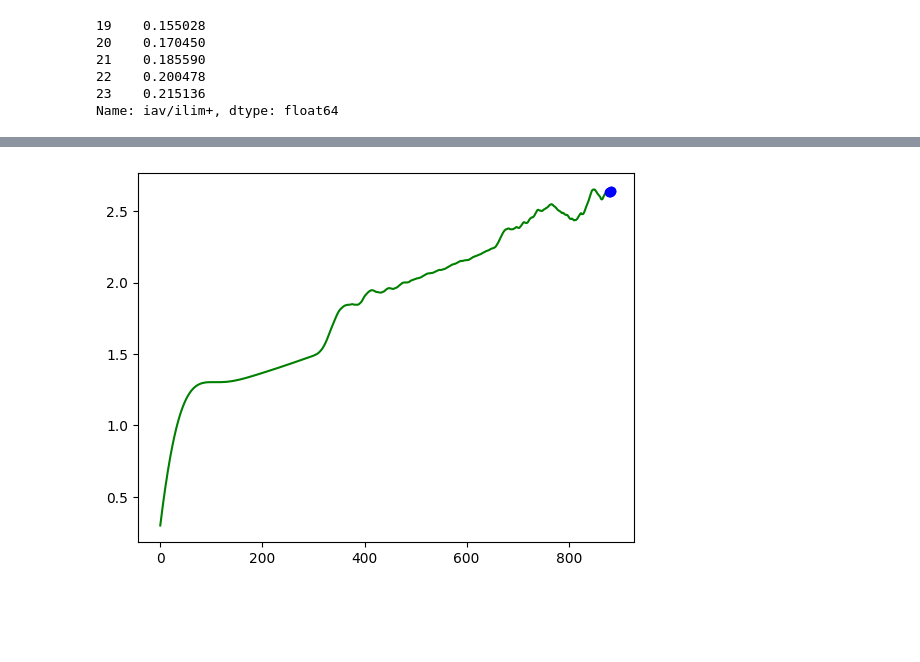
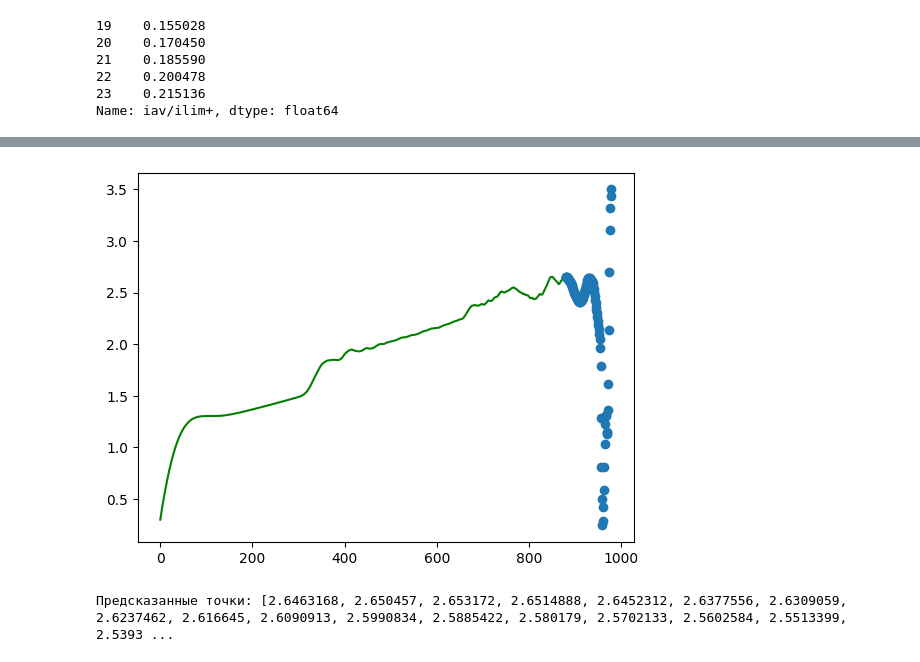
Before and after one commit to DiKachura/machine_learning, a Jupyter notebook: вах_тестовый_вариант.ipynb, the cells around one changed output, grey strips where cells are left out. Saved outputs shown, nothing was run; the diff lists cells and outputs as text; code cells hidden in the pictures; blank space fills up the shorter version.

Commit message:
предсказывает 100 следующих точек

```diff
--- a/вах_тестовый_вариант.ipynb
+++ b/вах_тестовый_вариант.ipynb
@@ -132,17 +132,19 @@ model.add(Dense(5, activation=None))
 optimizer = Adam(learning_rate=0.0001, beta_1=0.9, beta_2=0.999, amsgrad=False)
 model.compile(optimizer=optimizer, loss='mae')
 
+# Разделение данных на обучающую и тестовую выборки
+train_size = int(len(data_x_array) * 0.8)  # 80% данных для обучения
+train_data_x = data_x_array[:train_size]
+train_data_y = data_y_array[:train_size]
+test_data_x = data_x_array[train_size:]
+test_data_y = data_y_array[train_size:]
+
 # Обучение модели
 EPOCHS = 1000
-model.fit(data_x_array, data_y_array, epochs=EPOCHS, batch_size=2)
+model.fit(train_data_x, train_data_y, epochs=EPOCHS, batch_size=2)
 
-# Предсказание значений
-val_data = np.array(data_array[-window_size-5:-5])
-val_data = np.reshape(val_data, (1, window_size, 1))
-pred = model.predict(val_data)
-
-# Визуализация результатов
-plt.plot(data_array, 'g', np.arange(len(data_array)-5, len(data_array)), pred[0], 'bo')
-plt.show()
+# Оценка точности модели на тестовой выборке
+test_loss = model.evaluate(test_data_x, test_data_y)
+print("MAE на тестовой выборке:", test_loss)
 # %% [output]
 Epoch 1/1000
@@ -179,10 +187,18 @@ data_array = np.array(sliced_data)
 
 # Предсказание значений
 val_data = np.array(data_array[-window_size:])
-val_data = np.reshape(val_data, (1, window_size, 1))
-pred = model.predict(val_data)
+predicted_data = []
+
+for _ in range(100):
+    val_data_reshaped = np.reshape(val_data, (1, window_size, 1))
+    pred = model.predict(val_data_reshaped)
+    predicted_data.append(pred[0][-1])
+    val_data = np.concatenate((val_data[1:], np.expand_dims(pred[0][-1], axis=0)))
 
 # Визуализация результатов
-plt.plot(data_array, 'g', np.arange(len(data_array), len(data_array)+5), pred[0], 'bo')
+plt.plot(data_array, 'g', np.arange(len(data_array), len(data_array) + len(predicted_data)), predicted_data, 'o')
 plt.show()
+
+# Вывод предсказанных точек
+print("Предсказанные точки:", predicted_data)
 # %% [output]
@@ -190 +222,2 @@ plt.show()
-[figure, old version]
+[figure, new version]
+Предсказанные точки: [2.6463168, 2.650457, 2.653172, 2.6514888, 2.6452312, 2.6377556, 2.6309059, 2.6237462, 2.616645, 2.6090913, 2.5990834, 2.5885422, 2.580179, 2.5702133, 2.5602584, 2.5513399, 2.5393 ...
```
Also changed, not shown: parts of 4 cells of this notebook.
